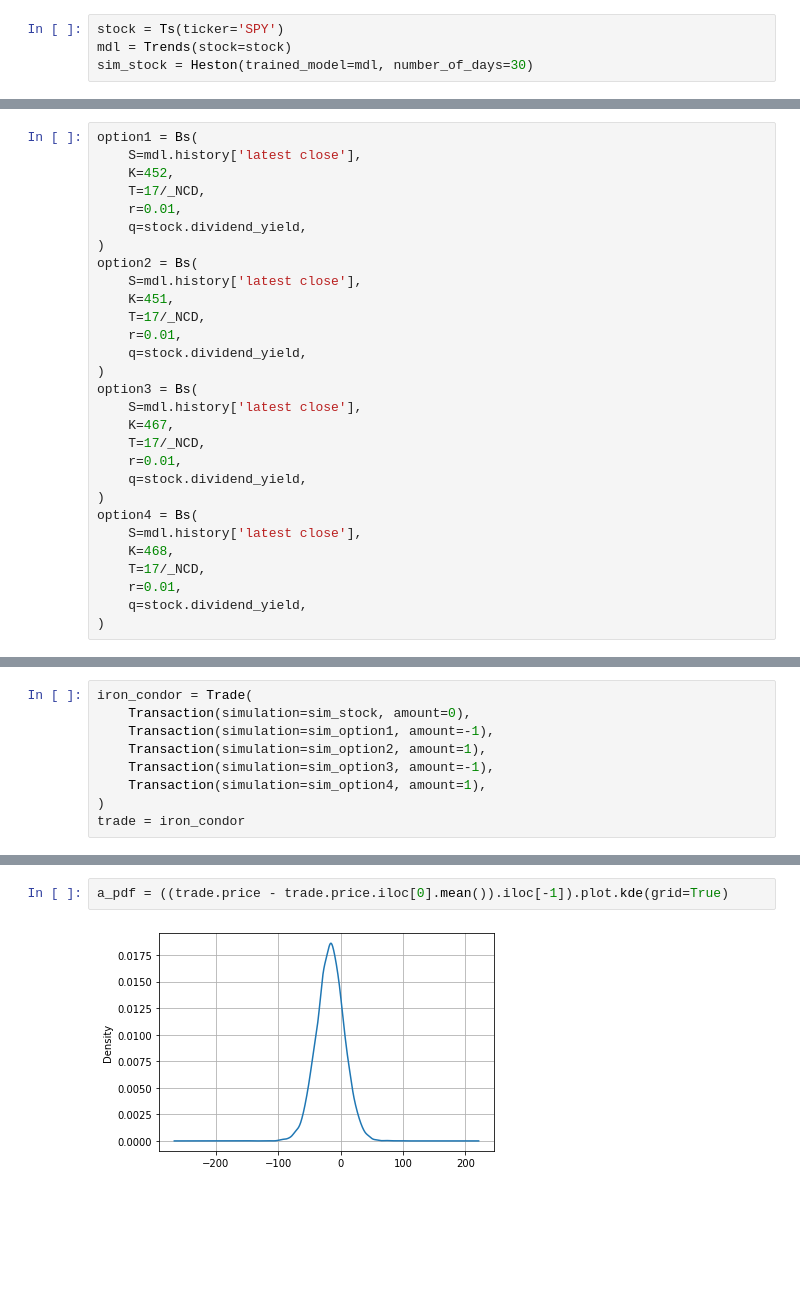
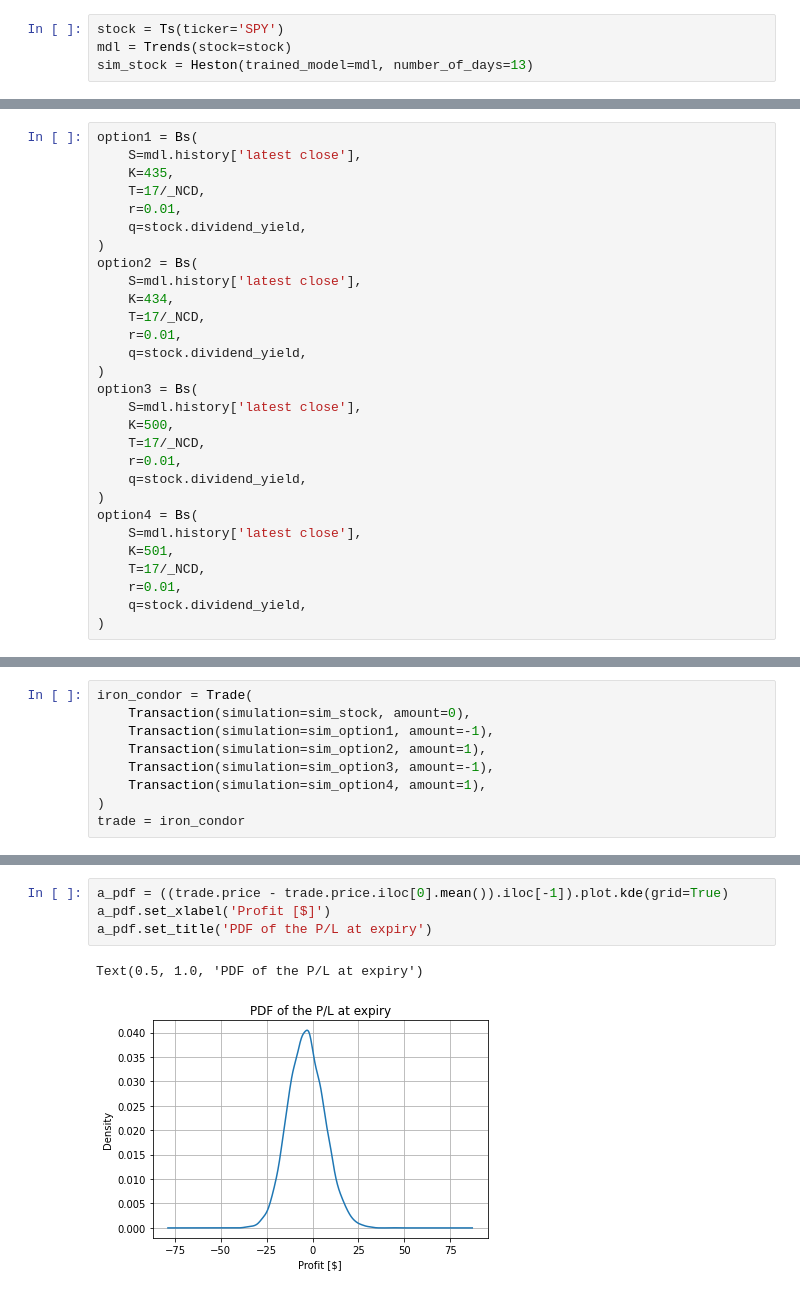
Before and after one commit to sidbannet/stockhealth, a Jupyter notebook: examples/trading-strategy-forecast.ipynb, the cells around one changed output, grey strips where cells are left out. Cells and saved outputs as stored; diff of their text form; blank space fills up the shorter version.

```diff
--- a/examples/trading-strategy-forecast.ipynb
+++ b/examples/trading-strategy-forecast.ipynb
@@ -22,7 +22,7 @@ from stockhealth.utilities.graph import plot as ProbabilityPlot
 # %%
 stock = Ts(ticker='SPY')
 mdl = Trends(stock=stock)
-sim_stock = Heston(trained_model=mdl, number_of_days=30)
+sim_stock = Heston(trained_model=mdl, number_of_days=13)
 # %%
 call_chain = stock.options_chain__(
     expiry_date=date(2021, 12, 17),
@@ -46,28 +46,28 @@ axs.legend()
 # %%
 option1 = Bs(
     S=mdl.history['latest close'],
-    K=452,
+    K=435,
     T=17/_NCD,
     r=0.01,
     q=stock.dividend_yield,
 )
 option2 = Bs(
     S=mdl.history['latest close'],
-    K=451,
+    K=434,
     T=17/_NCD,
     r=0.01,
     q=stock.dividend_yield,
 )
 option3 = Bs(
     S=mdl.history['latest close'],
-    K=467,
+    K=500,
     T=17/_NCD,
     r=0.01,
     q=stock.dividend_yield,
 )
 option4 = Bs(
     S=mdl.history['latest close'],
-    K=468,
+    K=501,
     T=17/_NCD,
     r=0.01,
     q=stock.dividend_yield,
@@ -116,4 +117,7 @@ Text(0.5, 1.0, 'CDF of the P/L at the expiry date')
 # %%
 a_pdf = ((trade.price - trade.price.iloc[0].mean()).iloc[-1]).plot.kde(grid=True)
+a_pdf.set_xlabel('Profit [$]')
+a_pdf.set_title('PDF of the P/L at expiry')
 # %% [output]
+Text(0.5, 1.0, 'PDF of the P/L at expiry')
-[figure, old version]
+[figure, new version]
```
Also changed, not shown: parts of 5 cells of this notebook.
